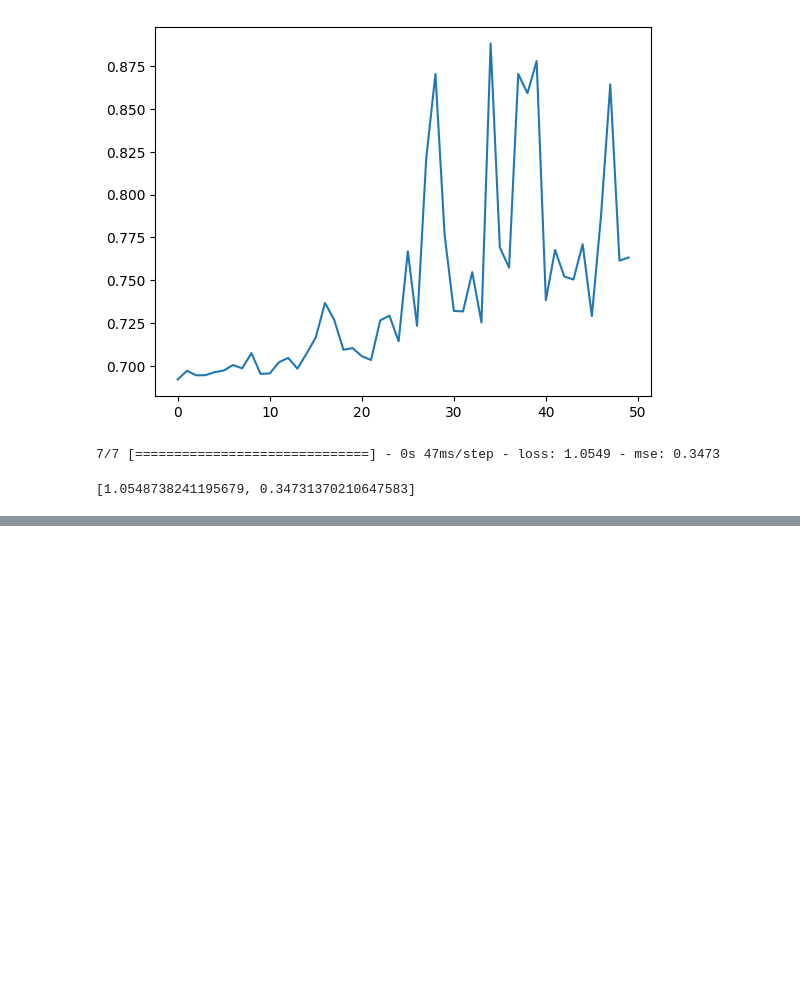
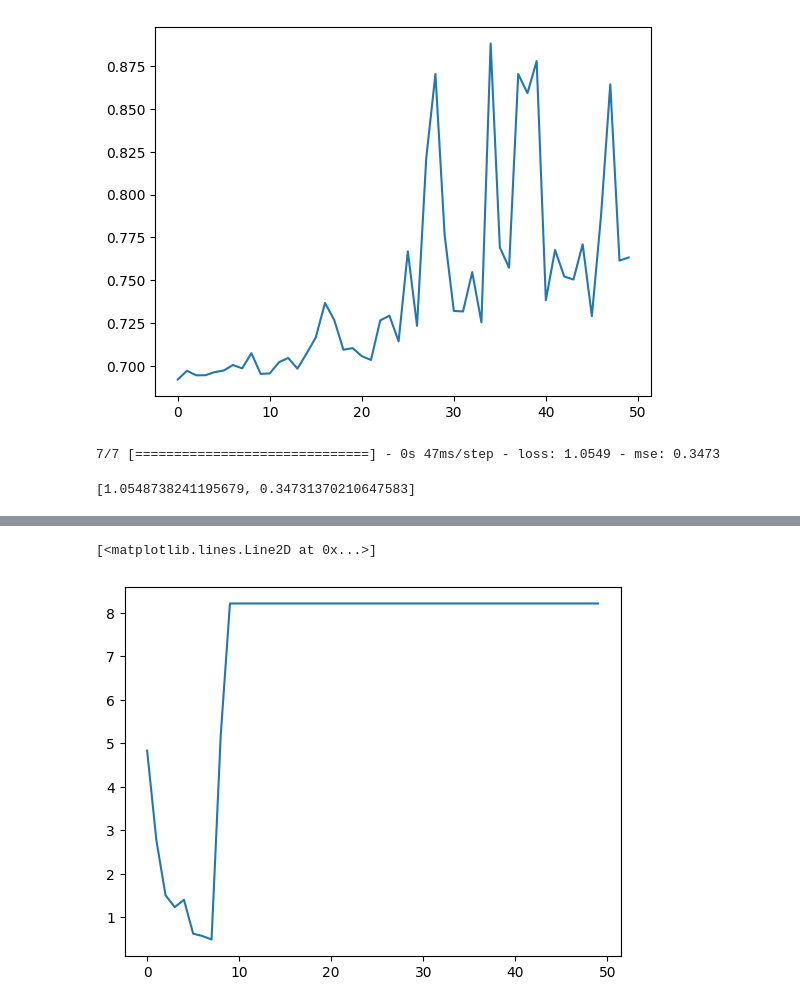
Before and after one commit to ftwr42/TensorFlow_for_Deep_Learning_Bootcamp, a Jupyter notebook: Abschnitt 4: /1st_classification.ipynb, the cells around one changed output, grey strips where cells are left out. Saved outputs shown, nothing was run; the diff lists cells and outputs as text; code cells hidden in the pictures; blank space fills up the shorter version.

Commit message:
78. Creating a function to view our models not so good predictions

```diff
--- a/Abschnitt 4: /1st_classification.ipynb
+++ b/Abschnitt 4: /1st_classification.ipynb
@@ -183,3 +183,15 @@ model.evaluate(x=x_test, y=y_test)
 # %% [output]
 7/7 [==============================] - 0s 47ms/step - loss: 1.0549 - mse: 0.3473
 [1.0548738241195679, 0.34731370210647583]
+# %%
+tf.random.set_seed(42)
+
+model = ks.Sequential()
+model.add(ks.layers.Input(shape=(2,)))
+model.add(ks.layers.Dense(64, activation='tanh'))
+model.add(ks.layers.Dense(64, activation='tanh'))
+model.add(ks.layers.Dense(2))
+
+model.compile(optimizer=ks.optimizers.Adam(learning_rate=0.03), loss=ks.losses.CategoricalCrossentropy(), metrics=['mse'])
+
+history = model.fit(x=x_train, y=y_train, epochs=50, verbose=2)
@@ -185,0 +216,5 @@ model.evaluate(x=x_test, y=y_test)
+# %%
+plt.plot(history.history['loss'])
+# %% [output]
+[<matplotlib.lines.Line2D at 0x...>]
+[figure, added]
```
Also changed, not shown: parts of 2 cells of this notebook.
